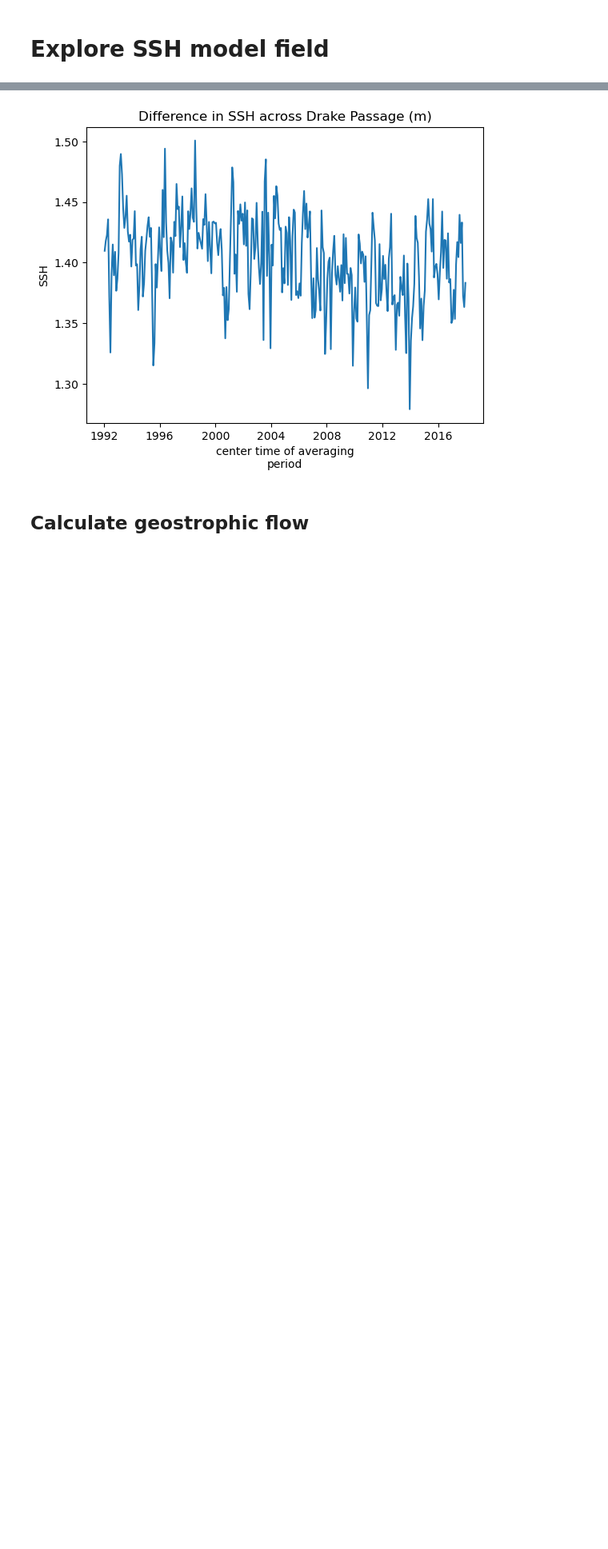
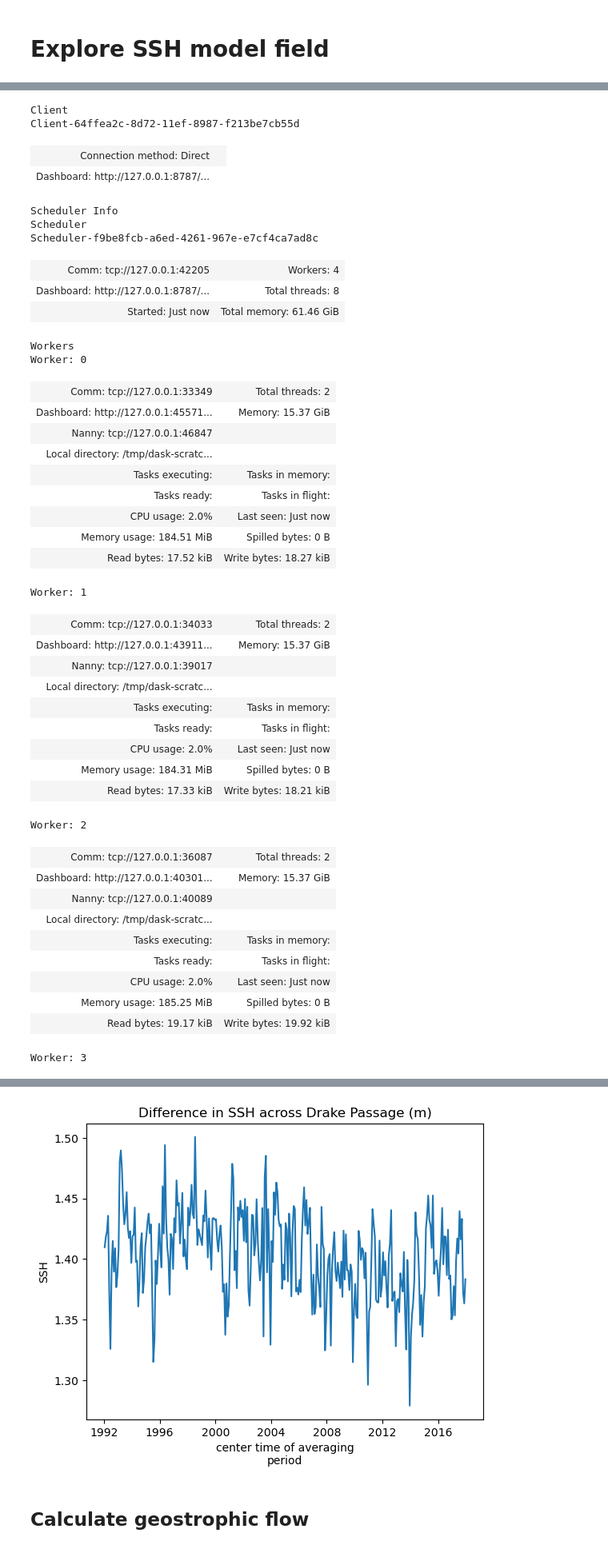
Before and after one commit to ECCO-Hackweek/EH24-ESPRESSO, a Jupyter notebook: notebooks/mzahn/02_plot-ssh-drake.ipynb, the cells around one changed output, grey strips where cells are left out. Shown: that part at 80% size. Drawn from its saved outputs; the diff is of its cells as text; code cells hidden in the pictures; blank space fills up the shorter version.

```diff
--- a/contributors/mzahn/plot-ssh-drake.ipynb
+++ b/notebooks/mzahn/02_plot-ssh-drake.ipynb
@@ -59,0 +10,48 @@ Worker: 3
+# %%
+from dask.distributed import Client
+
+client = Client("tcp://127.0.0.1:42205")
+client
+# %% [output]
+Client
+Client-64ffea2c-8d72-11ef-8987-f213be7cb55d
+| Connection method: Direct |  |
+| Dashboard: http://127.0.0.1:8787/... |  |
+Scheduler Info
+Scheduler
+Scheduler-f9be8fcb-a6ed-4261-967e-e7cf4ca7ad8c
+| Comm: tcp://127.0.0.1:42205 | Workers: 4 |
+| Dashboard: http://127.0.0.1:8787/... | Total threads: 8 |
+| Started: Just now | Total memory: 61.46 GiB |
+Workers
+Worker: 0
+| Comm: tcp://127.0.0.1:33349 | Total threads: 2 |
+| Dashboard: http://127.0.0.1:45571... | Memory: 15.37 GiB |
+| Nanny: tcp://127.0.0.1:46847 |  |
+| Local directory: /tmp/dask-scratc... |  |
+| Tasks executing: | Tasks in memory: |
+| Tasks ready: | Tasks in flight: |
+| CPU usage: 2.0% | Last seen: Just now |
+| Memory usage: 184.51 MiB | Spilled bytes: 0 B |
+| Read bytes: 17.52 kiB | Write bytes: 18.27 kiB |
+Worker: 1
+| Comm: tcp://127.0.0.1:34033 | Total threads: 2 |
+| Dashboard: http://127.0.0.1:43911... | Memory: 15.37 GiB |
+| Nanny: tcp://127.0.0.1:39017 |  |
+| Local directory: /tmp/dask-scratc... |  |
+| Tasks executing: | Tasks in memory: |
+| Tasks ready: | Tasks in flight: |
+| CPU usage: 2.0% | Last seen: Just now |
+| Memory usage: 184.31 MiB | Spilled bytes: 0 B |
+| Read bytes: 17.33 kiB | Write bytes: 18.21 kiB |
+Worker: 2
+| Comm: tcp://127.0.0.1:36087 | Total threads: 2 |
+| Dashboard: http://127.0.0.1:40301... | Memory: 15.37 GiB |
+| Nanny: tcp://127.0.0.1:40089 |  |
+| Local directory: /tmp/dask-scratc... |  |
+| Tasks executing: | Tasks in memory: |
+| Tasks ready: | Tasks in flight: |
+| CPU usage: 2.0% | Last seen: Just now |
+| Memory usage: 185.25 MiB | Spilled bytes: 0 B |
+| Read bytes: 19.17 kiB | Write bytes: 19.92 kiB |
+Worker: 3
```
Also changed, not shown: parts of 13 cells of this notebook, 8 other files.
